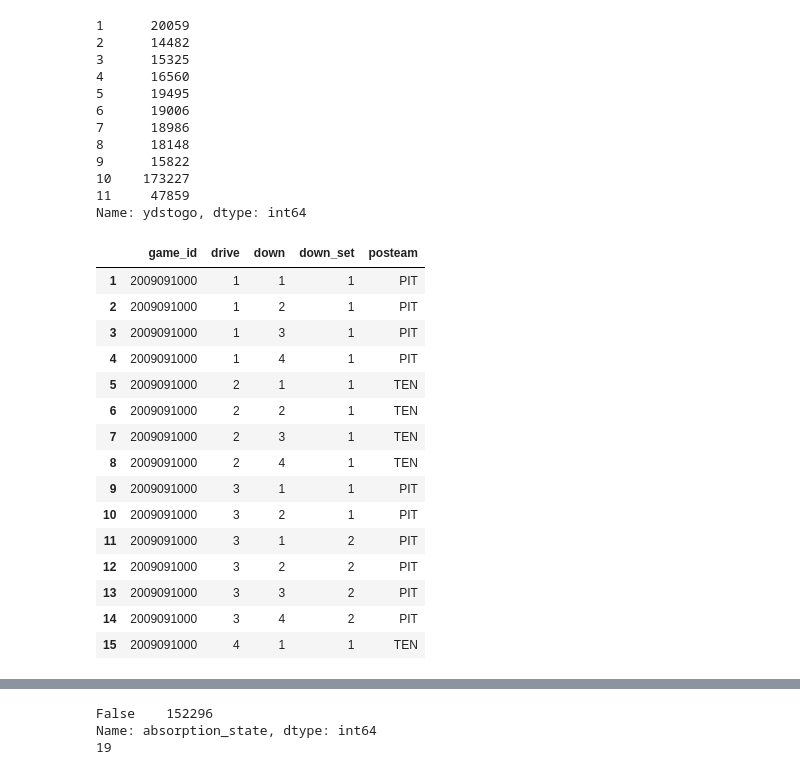
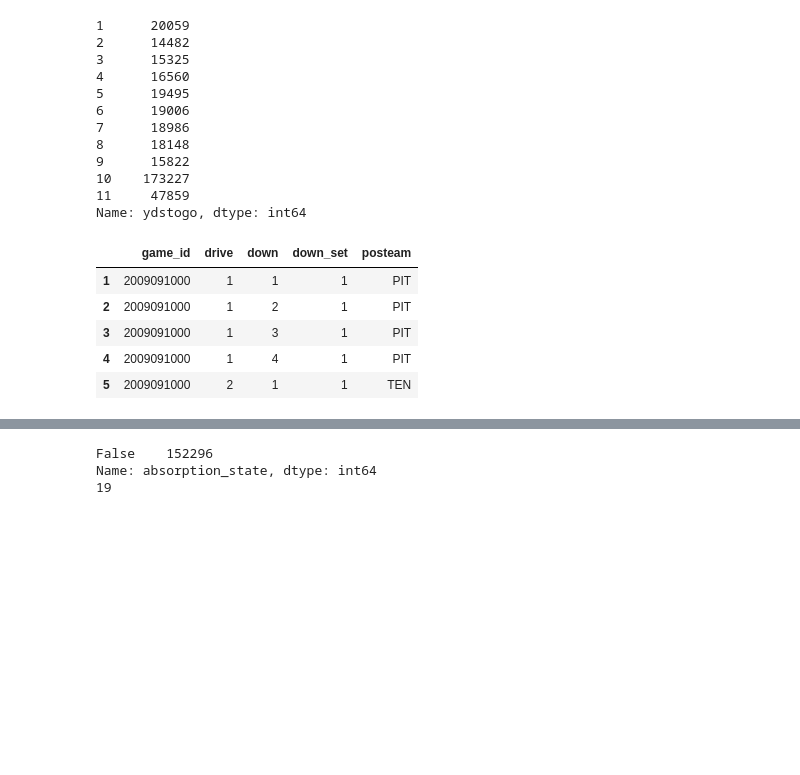
Before and after one commit to acharabin/NFL-Down-Set-Outcome-Prediction, a Jupyter notebook: NFL-Down-Set-Outcome-Prediction.ipynb, the cells around one changed output, grey strips where cells are left out. Cells and saved outputs as stored; diff of their text form; code cells hidden in the pictures; blank space fills up the shorter version.

```diff
--- a/NFL-Down-Set-Outcome-Prediction.ipynb
+++ b/NFL-Down-Set-Outcome-Prediction.ipynb
@@ -85,7 +88,7 @@ dataset['yardline'].value_counts().sort_index()
 Name: yardline, dtype: int64
 # %%
 # Create yards to go field with a final bucket of 11+
-dataset['ydstogo_archive']=dataset['ydstogo']
+dataset['ydstogo_archive']=dataset['ydstogo'].copy()
 yards_to_go_max=11
 dataset['ydstogo']=np.where(dataset['ydstogo']>yards_to_go_max,yards_to_go_max,dataset['ydstogo'])
 dataset['ydstogo'].value_counts().sort_index()
@@ -104,9 +107,9 @@ dataset['ydstogo'].value_counts().sort_index()
 Name: ydstogo, dtype: int64
 # %%
 # Convert yards_gained to Int64
-dataset['yards_gained_archive']=dataset['yards_gained']
+dataset['yards_gained_archive']=dataset['yards_gained'].copy()
 dataset['yards_gained']=dataset['yards_gained'].astype('Int64')
 # %%
 # Because of the lack on monotonicity observed in some cases with play_id >
-# in the loop, I will rebuild the play_id to enumerate from 1:p in a game based on the dataset order
-dataset['play_id_archive']=dataset['play_id']
+# in the loop, I will rebuild the play_id to index from 1:p in a game based on the dataset order
+dataset['play_id_archive']=dataset['play_id'].copy()
@@ -117,6 +116,6 @@ dataset['play_id_archive']=dataset['play_id']
 # %%
-# Find down set through a loop
-# Likely can't be vectorized as finding the drive set requires cumulative information from the drive
+# Run a loop through all games, drives, and plays that adds a set of downs (down set) each time there is a new 1st down
+# Because finding the down set requires cumulative information from the drive, the following loop likely can't be vectorized
 dataset['down']=dataset['down'].apply(int)
 down_set_list=[]
 down_set_id_list=[]
@@ -124,7 +123,7 @@ down_set_id=0
 play_in_game_list=[]
 for g, game_id in enumerate(dataset['game_id'].unique(), start=1):
     game_dataset=dataset[dataset['game_id']==game_id]
-    play_in_game=1
+    play_in_game=0
     for d, drive in enumerate(game_dataset['drive'].unique(), start=1):
         drive_dataset=game_dataset[game_dataset['drive']==drive]
         for p, play_id in enumerate(drive_dataset['play_id'].unique(), start=1):
@@ -134,6 +133,7 @@ for g, game_id in enumerate(dataset['game_id'].unique(), start=1):
                 down_set_id+=1
             elif drive_dataset.iloc[p-1,:]['down']==1:
                 down_set+=1
+                down_set_id+=1
             down_set_list.append(down_set)
             down_set_id_list.append(down_set_id)
             play_in_game_list.append(play_in_game)
@@ -142,24 +142,14 @@ dataset['down_set_id']=down_set_id_list
 dataset['play_id']=play_in_game_list
 # %%
 # Observe Result
-dataset.loc[dataset['game_id']==2009091000,['game_id','drive','down','down_set','posteam']].head(15)
+dataset.loc[dataset['game_id']==2009091000,['game_id','drive','down','down_set','posteam']].head()
 # %% [output]
 |  | game_id | drive | down | down_set | posteam |
 | 1 | 2009091000 | 1 | 1 | 1 | PIT |
 | 2 | 2009091000 | 1 | 2 | 1 | PIT |
 | 3 | 2009091000 | 1 | 3 | 1 | PIT |
 | 4 | 2009091000 | 1 | 4 | 1 | PIT |
 | 5 | 2009091000 | 2 | 1 | 1 | TEN |
-| 6 | 2009091000 | 2 | 2 | 1 | TEN |
-| 7 | 2009091000 | 2 | 3 | 1 | TEN |
-| 8 | 2009091000 | 2 | 4 | 1 | TEN |
-| 9 | 2009091000 | 3 | 1 | 1 | PIT |
-| 10 | 2009091000 | 3 | 2 | 1 | PIT |
-| 11 | 2009091000 | 3 | 1 | 2 | PIT |
-| 12 | 2009091000 | 3 | 2 | 2 | PIT |
-| 13 | 2009091000 | 3 | 3 | 2 | PIT |
-| 14 | 2009091000 | 3 | 4 | 2 | PIT |
-| 15 | 2009091000 | 4 | 1 | 1 | TEN |
 # %%
 # Build requirements to find absorption states
 
```
Also changed, not shown: parts of 49 cells of this notebook, 10 other files.
